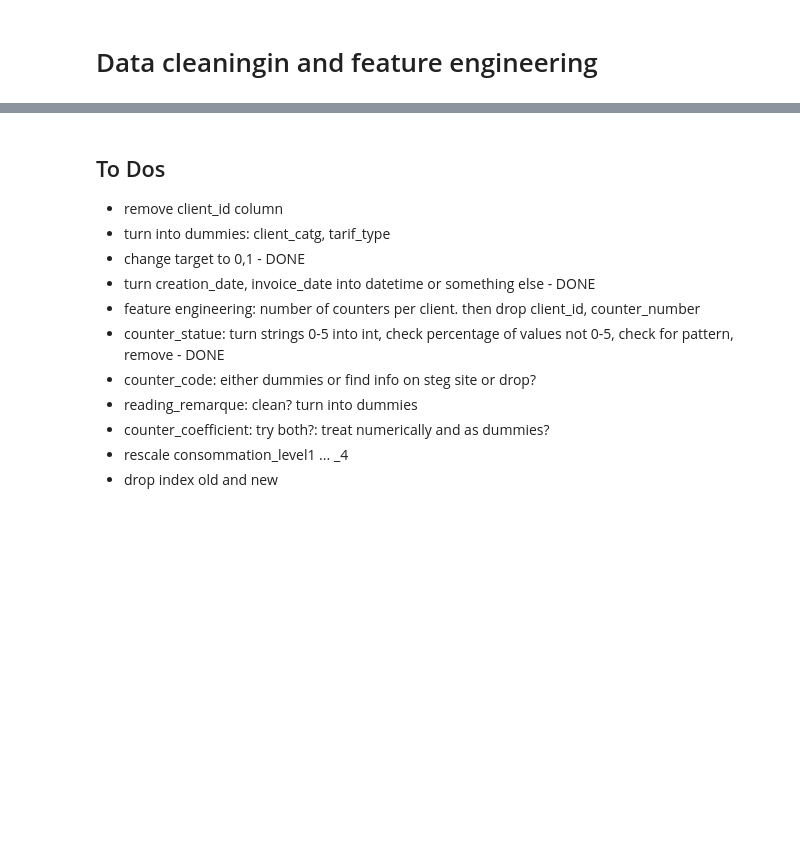
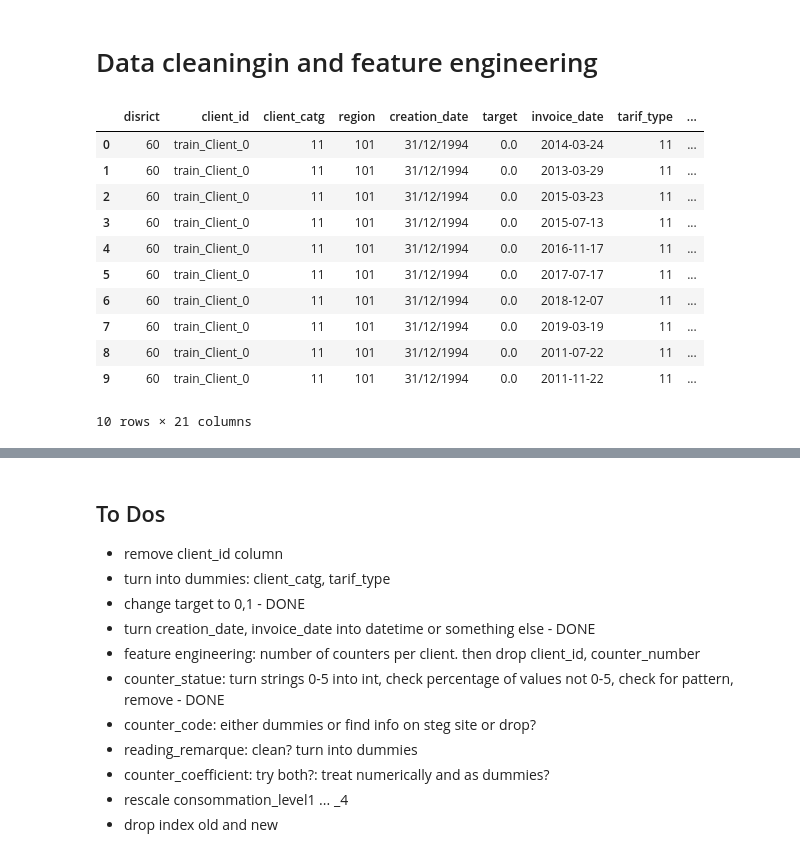
Before and after one commit to Cazta/fraud_detection_electricity_company, a Jupyter notebook: fraud_data_cleaning.ipynb, the cells around one changed output, grey strips where cells are left out. Saved outputs shown, nothing was run; the diff lists cells and outputs as text; code cells hidden in the pictures; blank space fills up the shorter version.

```diff
--- a/fraud_data_cleaning.ipynb
+++ b/fraud_data_cleaning.ipynb
@@ -69,7 +117,20 @@ df_invoice.describe().T
 df_joined =  pd.merge(df_clients, df_invoice, on="client_id", how="left")
 #df_clients.join(df_invoice, on='client_id', how='left')
 # %%
-df_joined.head(20)
+df_joined.head(10)
+# %% [output]
+|  | disrict | client_id | client_catg | region | creation_date | target | invoice_date | tarif_type | ... |
+| 0 | 60 | train_Client_0 | 11 | 101 | 31/12/1994 | 0.0 | 2014-03-24 | 11 | ... |
+| 1 | 60 | train_Client_0 | 11 | 101 | 31/12/1994 | 0.0 | 2013-03-29 | 11 | ... |
+| 2 | 60 | train_Client_0 | 11 | 101 | 31/12/1994 | 0.0 | 2015-03-23 | 11 | ... |
+| 3 | 60 | train_Client_0 | 11 | 101 | 31/12/1994 | 0.0 | 2015-07-13 | 11 | ... |
+| 4 | 60 | train_Client_0 | 11 | 101 | 31/12/1994 | 0.0 | 2016-11-17 | 11 | ... |
+| 5 | 60 | train_Client_0 | 11 | 101 | 31/12/1994 | 0.0 | 2017-07-17 | 11 | ... |
+| 6 | 60 | train_Client_0 | 11 | 101 | 31/12/1994 | 0.0 | 2018-12-07 | 11 | ... |
+| 7 | 60 | train_Client_0 | 11 | 101 | 31/12/1994 | 0.0 | 2019-03-19 | 11 | ... |
+| 8 | 60 | train_Client_0 | 11 | 101 | 31/12/1994 | 0.0 | 2011-07-22 | 11 | ... |
+| 9 | 60 | train_Client_0 | 11 | 101 | 31/12/1994 | 0.0 | 2011-11-22 | 11 | ... |
+10 rows × 21 columns
 # %%
 print(df_joined.client_id.nunique())
 df_joined.counter_number.nunique()
```
Also changed, not shown: parts of 36 cells of this notebook, 2 other files.
